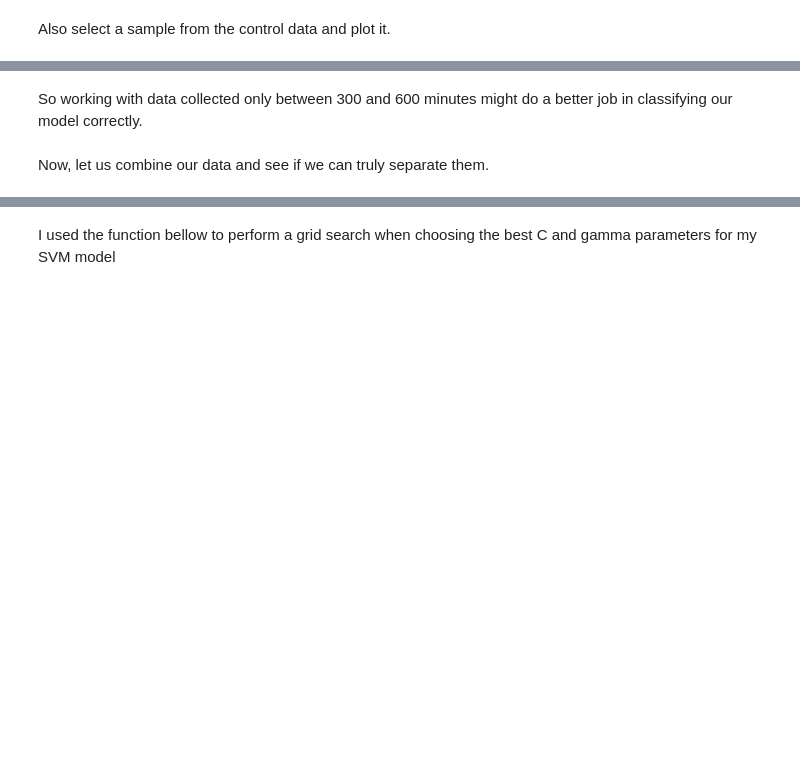
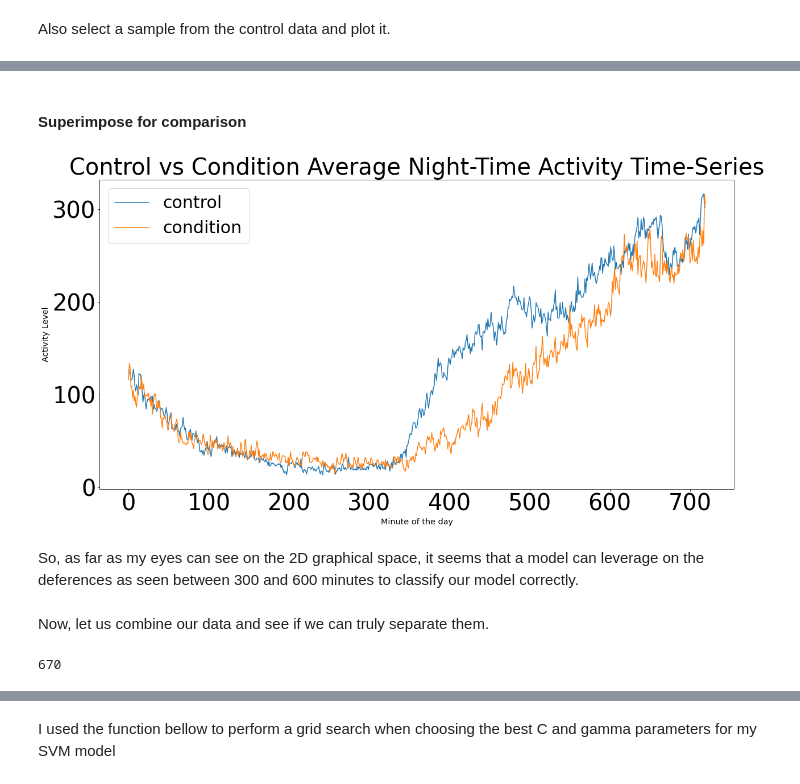
Before and after one commit to Chuukwudi/Depression-Classification-based-on-motor-activity-actigraph-data-from-wearable-devices, a Jupyter notebook: My_ML_ICA.ipynb, the cells around one changed output, grey strips where cells are left out. Cells and saved outputs as stored; diff of their text form; code cells hidden in the pictures; blank space fills up the shorter version.

```diff
--- a/My_ML_ICA.ipynb
+++ b/My_ML_ICA.ipynb
@@ -230,15 +286,8 @@ plt.show()
 From the above, it is possible to separate the data in the first 720 minutes, precisely between 350 and 600 minutes which happens to be in the night. I will zoom in my visualisation below to further examine the data at night time, that is in the first half (720 minutes) of the day.
 # %%
 # get data for the first 720 minutes only.
-# condition_night = get_data(folder='condition', stop=720)
-# X_condition_night = condition_night[0]
-#
-# control_night = get_data(folder='control', stop=720)
-# X_control_night = control_night[0]
-
-# get data for the first 720 minutes only.
-condition_night = get_data(folder='condition', start=300, stop=600)
+condition_night = get_data(folder='condition', stop=720)
 X_condition_night = condition_night[0]
 
-control_night = get_data(folder='control', start=300, stop=600)
+control_night = get_data(folder='control', stop=720)
 X_control_night = control_night[0]
@@ -293,16 +359,20 @@ plt.savefig('Control Group Average Night-Time Activity Time-Series.png')
+# %% [markdown]
+#### Superimpose for comparison
 # %%
 plt.figure(figsize=(20, 10))
 plt.plot(control_sum_vector, label='control')
 plt.plot(condition_avg_vector, label='condition')
-plt.title('Control vs Condition Average Night-Time Activity Time-Series')
+plt.title('Control vs Condition Average Night-Time Activity Time-Series', fontsize=40)
 plt.ylabel('Activity Level')
 plt.xlabel('Minute of the day')
-plt.legend()
+plt.legend(fontsize=30)
 plt.grid(False)
 plt.savefig('Control vs Condition Average Night-Time Activity Time-Series.png')
 plt.show()
+# %% [output]
+[figure, added]
-# %% [markdown]
-So working with data collected only between 300 and 600 minutes might do a better job in classifying our model correctly.
+# %% [markdown]
+So, as far as my eyes can see on the 2D graphical space, it seems that a model can leverage on the deferences as seen between 300 and 600 minutes to classify our model correctly.
 # %% [markdown]
 Now, let us combine our data and see if we can truly separate them.
 # %%
@@ -323,3 +393,7 @@ X = X_condition
 
 y_condition.extend(y_control)
 y = y_condition
+# %%
+len(X_control)
+# %% [output]
+670
```
Also changed, not shown: parts of 82 cells of this notebook, 1 other file.
